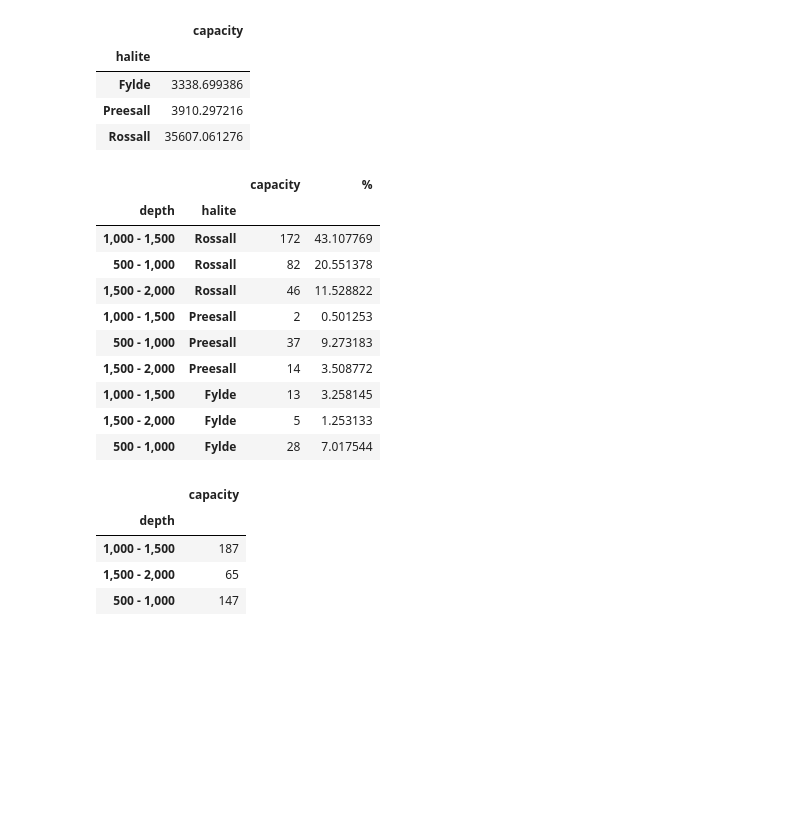
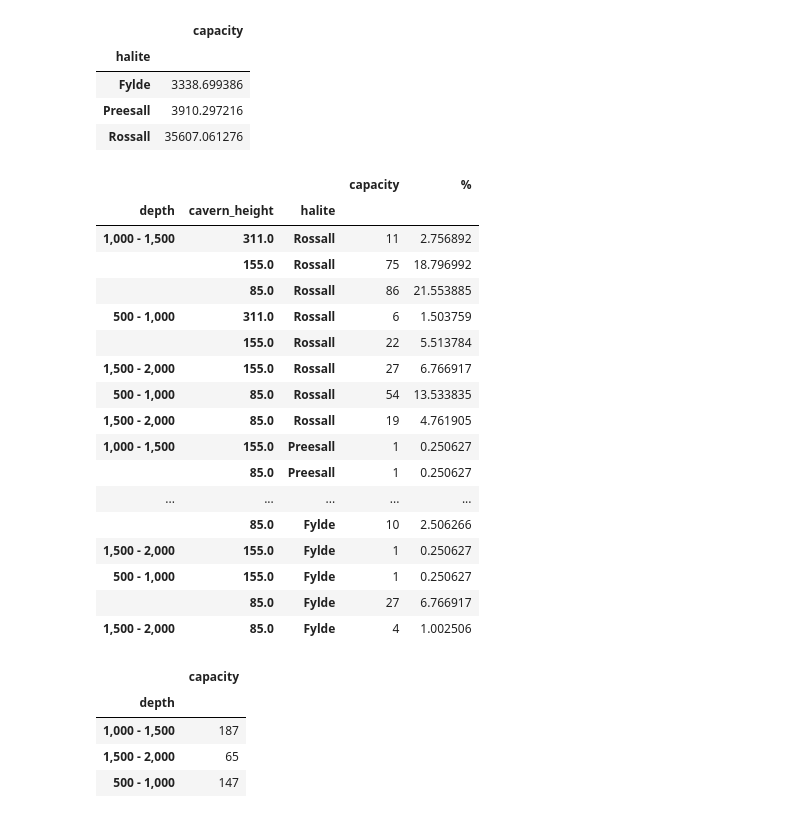
Before and after one commit to wind-to-hydrogen-toolkit/hydrogen-salt-storage, a Jupyter notebook: docs/notebooks/kish_basin_caverns_height.ipynb, the cells around one changed output. Saved outputs shown, nothing was run; the diff lists cells and outputs as text; code cells hidden in the pictures; blank space fills up the shorter version.

```diff
--- a/docs/notebooks/kish_basin_caverns_height.ipynb
+++ b/docs/notebooks/kish_basin_caverns_height.ipynb
@@ -270,21 +285,28 @@ s.groupby("halite").sum()[["capacity"]]
 | Rossall | 35607.061276 |
 # %%
 # number of caverns
-s = caverns.groupby(["depth", "halite"], sort=False)[["capacity"]].count()
+s = caverns.groupby(["depth", "cavern_height", "halite"], sort=False)[["capacity"]].count()
 s["%"] = s["capacity"] / len(caverns) * 100
 s
 # %% [output]
-|  |  | capacity | % |
-| depth | halite |  |  |
-| 1,000 - 1,500 | Rossall | 172 | 43.107769 |
-| 500 - 1,000 | Rossall | 82 | 20.551378 |
-| 1,500 - 2,000 | Rossall | 46 | 11.528822 |
-| 1,000 - 1,500 | Preesall | 2 | 0.501253 |
-| 500 - 1,000 | Preesall | 37 | 9.273183 |
-| 1,500 - 2,000 | Preesall | 14 | 3.508772 |
-| 1,000 - 1,500 | Fylde | 13 | 3.258145 |
-| 1,500 - 2,000 | Fylde | 5 | 1.253133 |
-| 500 - 1,000 | Fylde | 28 | 7.017544 |
+|  |  |  | capacity | % |
+| depth | cavern_height | halite |  |  |
+| 1,000 - 1,500 | 311.0 | Rossall | 11 | 2.756892 |
+|  | 155.0 | Rossall | 75 | 18.796992 |
+|  | 85.0 | Rossall | 86 | 21.553885 |
+| 500 - 1,000 | 311.0 | Rossall | 6 | 1.503759 |
+|  | 155.0 | Rossall | 22 | 5.513784 |
+| 1,500 - 2,000 | 155.0 | Rossall | 27 | 6.766917 |
+| 500 - 1,000 | 85.0 | Rossall | 54 | 13.533835 |
+| 1,500 - 2,000 | 85.0 | Rossall | 19 | 4.761905 |
+| 1,000 - 1,500 | 155.0 | Preesall | 1 | 0.250627 |
+|  | 85.0 | Preesall | 1 | 0.250627 |
+| ... | ... | ... | ... | ... |
+|  | 85.0 | Fylde | 10 | 2.506266 |
+| 1,500 - 2,000 | 155.0 | Fylde | 1 | 0.250627 |
+| 500 - 1,000 | 155.0 | Fylde | 1 | 0.250627 |
+|  | 85.0 | Fylde | 27 | 6.766917 |
+| 1,500 - 2,000 | 85.0 | Fylde | 4 | 1.002506 |
 # %%
 s.groupby("depth").sum()[["capacity"]]
 # %% [output]
```
Also changed, not shown: parts of 4 cells of this notebook.
